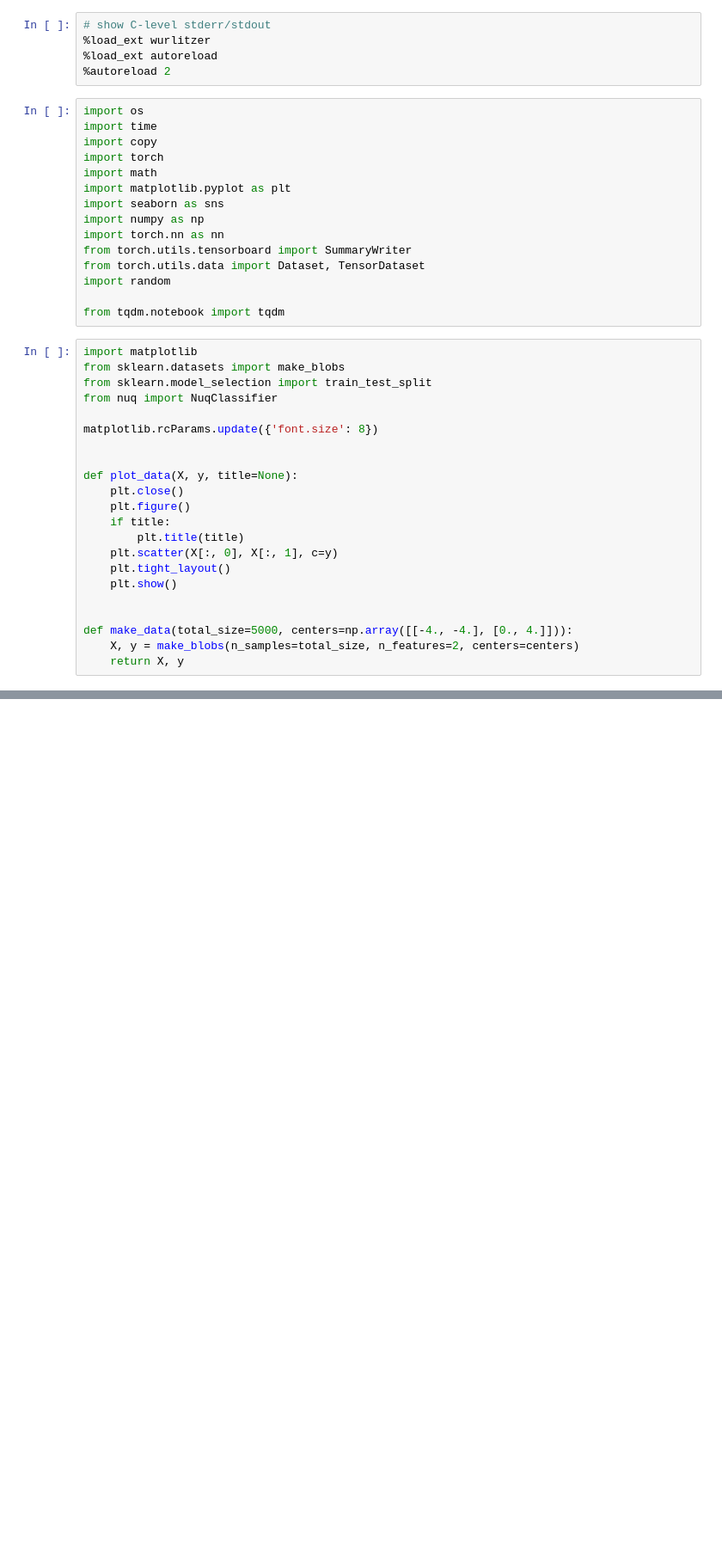
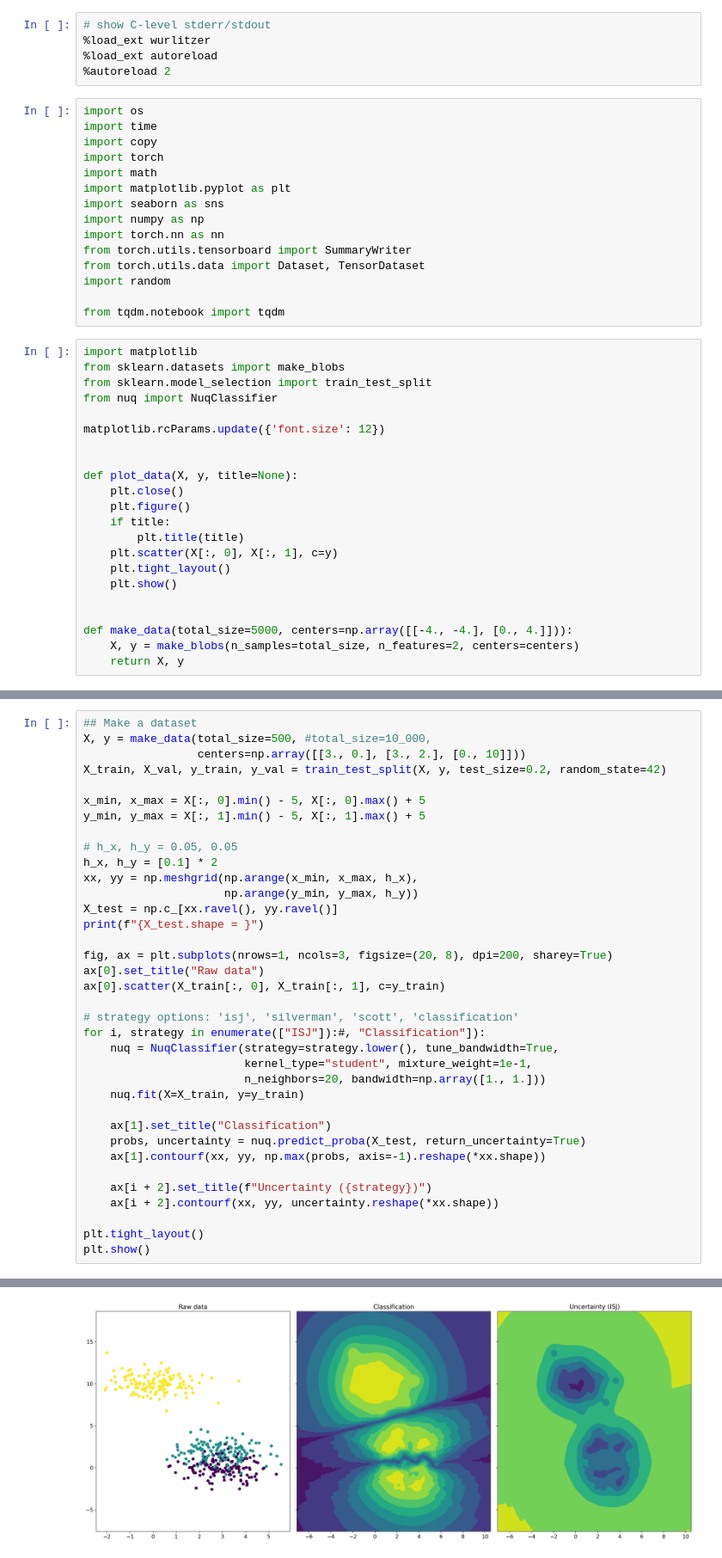
Before and after one commit to stat-ml/NUQ, a Jupyter notebook: example.ipynb, the cells around one changed output, grey strips where cells are left out. Shown: that part at 86% size. Saved outputs shown, nothing was run; the diff lists cells and outputs as text; blank space fills up the shorter version.

```diff
--- a/example.ipynb
+++ b/example.ipynb
@@ -24,7 +24,7 @@ from sklearn.datasets import make_blobs
 from sklearn.model_selection import train_test_split
 from nuq import NuqClassifier
 
-matplotlib.rcParams.update({'font.size': 8})
+matplotlib.rcParams.update({'font.size': 12})
 
 
 def plot_data(X, y, title=None):
@@ -42,0 +102,37 @@ def make_data(total_size=5000, centers=np.array([[-4., -4.], [0., 4.]])):
+# %%
+## Make a dataset
+X, y = make_data(total_size=500, #total_size=10_000,
+                 centers=np.array([[3., 0.], [3., 2.], [0., 10]]))
+X_train, X_val, y_train, y_val = train_test_split(X, y, test_size=0.2, random_state=42)
+
+x_min, x_max = X[:, 0].min() - 5, X[:, 0].max() + 5
+y_min, y_max = X[:, 1].min() - 5, X[:, 1].max() + 5
+
+# h_x, h_y = 0.05, 0.05
+h_x, h_y = [0.1] * 2
+xx, yy = np.meshgrid(np.arange(x_min, x_max, h_x),
+                     np.arange(y_min, y_max, h_y))
+X_test = np.c_[xx.ravel(), yy.ravel()]
+print(f"{X_test.shape = }")
+
+fig, ax = plt.subplots(nrows=1, ncols=3, figsize=(20, 8), dpi=200, sharey=True)
+ax[0].set_title("Raw data")
+ax[0].scatter(X_train[:, 0], X_train[:, 1], c=y_train)
+
+# strategy options: 'isj', 'silverman', 'scott', 'classification'
+for i, strategy in enumerate(["ISJ"]):#, "Classification"]):
+    nuq = NuqClassifier(strategy=strategy.lower(), tune_bandwidth=True,
+                        kernel_type="student", mixture_weight=1e-1,
+                        n_neighbors=20, bandwidth=np.array([1., 1.]))
+    nuq.fit(X=X_train, y=y_train)
+
+    ax[1].set_title("Classification")
+    probs, uncertainty = nuq.predict_proba(X_test, return_uncertainty=True)
+    ax[1].contourf(xx, yy, np.max(probs, axis=-1).reshape(*xx.shape))
+
+    ax[i + 2].set_title(f"Uncertainty ({strategy})")
+    ax[i + 2].contourf(xx, yy, uncertainty.reshape(*xx.shape))
+
+plt.tight_layout()
+plt.show()
+# %% [output]
@@ -42,0 +141 @@ def make_data(total_size=5000, centers=np.array([[-4., -4.], [0., 4.]])):
+[figure, added]
```
Also changed, not shown: parts of 10 cells of this notebook, 10 other files.
